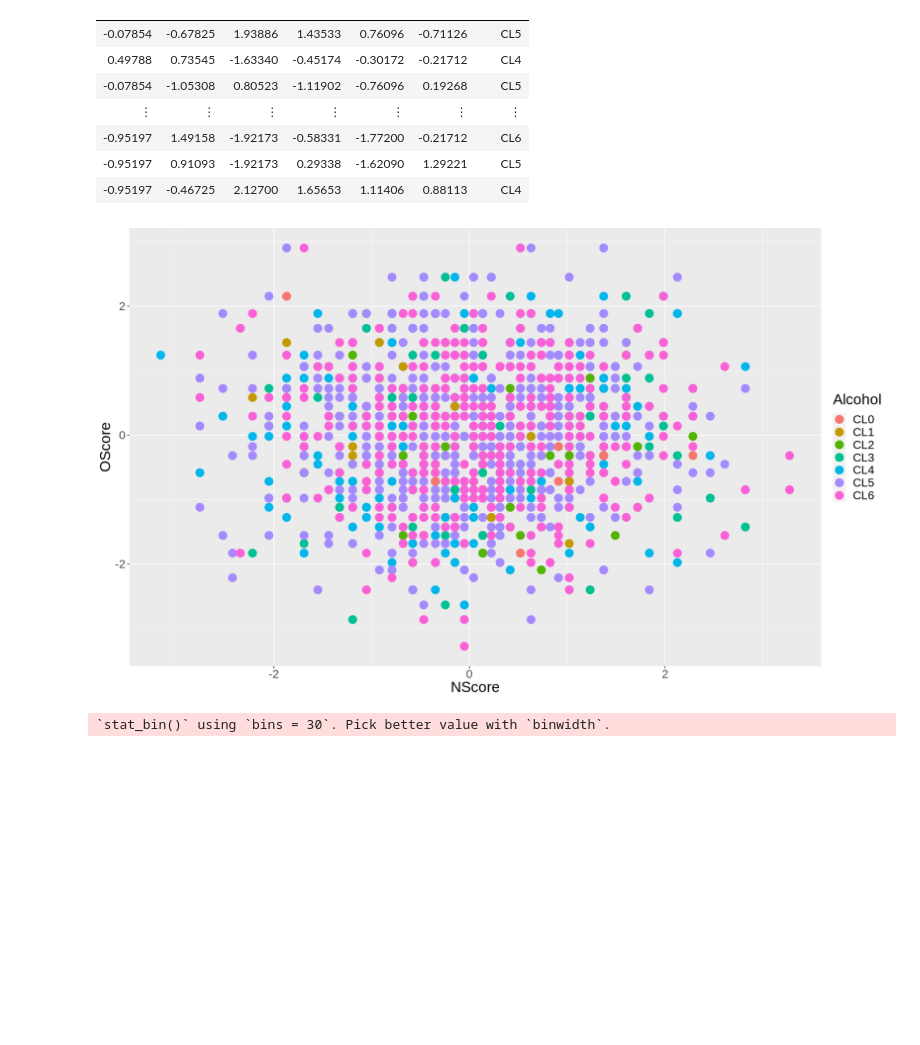
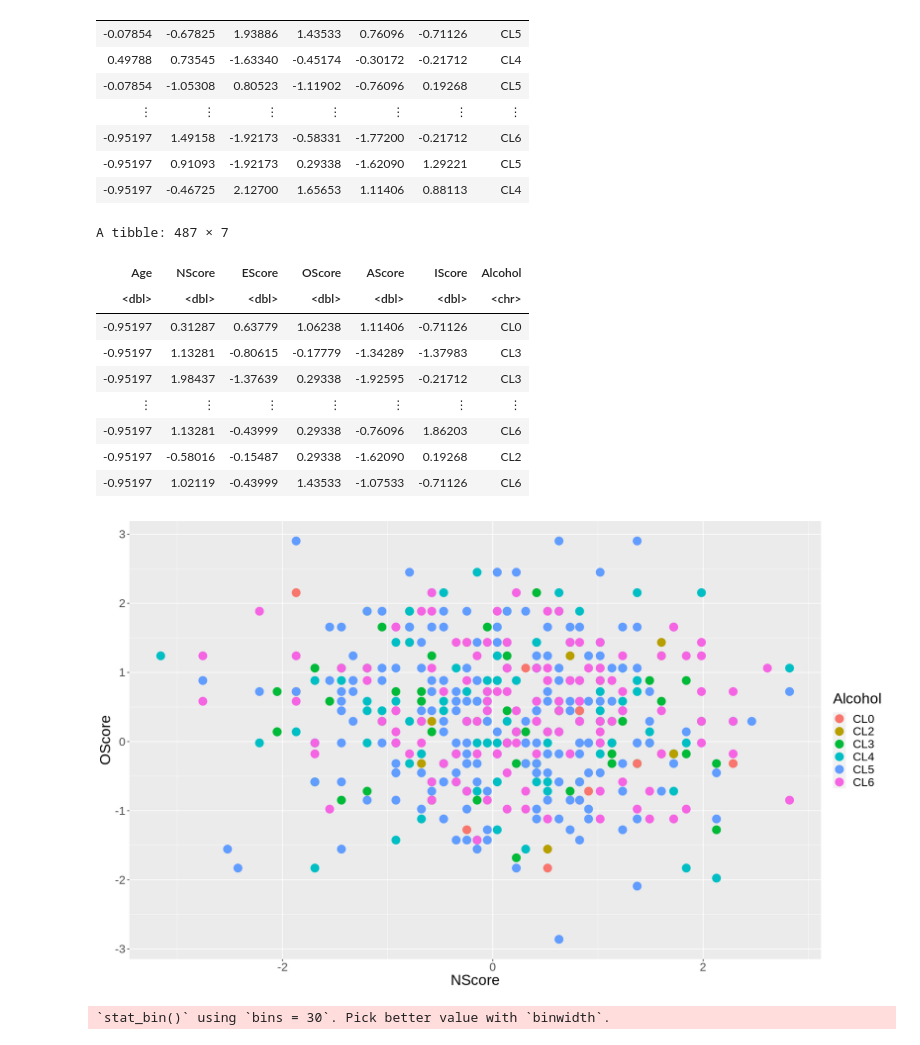
Before and after one commit to hyt152004/Alcohol-Consumption-Data-Analysis, a Jupyter notebook: group_project_proposal.ipynb, the cells around one changed output. Drawn from its saved outputs; the diff is of its cells as text; code cells hidden in the pictures; blank space fills up the shorter version.

```diff
--- a/group_project_proposal.ipynb
+++ b/group_project_proposal.ipynb
@@ -114,12 +114,25 @@ A tibble: 472 × 7
 # %%
 options(repr.plot.width = 15, repr.plot.height = 9)
 
-alcohol_plot <- ggplot(alcohol_train, aes(x = NScore, y = OScore, colour = Alcohol)) +
+alcohol_data_filtered <- filter(alcohol_train, Age == -0.95197)
+alcohol_data_filtered
+
+alcohol_plot <- ggplot(alcohol_data_filtered, aes(x = NScore, y = OScore, colour = Alcohol)) +
                 geom_point(size = 5) +
                 theme(text = element_text(size = 20))
 alcohol_plot
 # %% [output]
+A tibble: 487 × 7
+| Age | NScore | EScore | OScore | AScore | IScore | Alcohol |
+| <dbl> | <dbl> | <dbl> | <dbl> | <dbl> | <dbl> | <chr> |
+| -0.95197 | 0.31287 | 0.63779 | 1.06238 | 1.11406 | -0.71126 | CL0 |
+| -0.95197 | 1.13281 | -0.80615 | -0.17779 | -1.34289 | -1.37983 | CL3 |
+| -0.95197 | 1.98437 | -1.37639 | 0.29338 | -1.92595 | -0.21712 | CL3 |
+| ⋮ | ⋮ | ⋮ | ⋮ | ⋮ | ⋮ | ⋮ |
+| -0.95197 | 1.13281 | -0.43999 | 0.29338 | -0.76096 | 1.86203 | CL6 |
+| -0.95197 | -0.58016 | -0.15487 | 0.29338 | -1.62090 | 0.19268 | CL2 |
+| -0.95197 | 1.02119 | -0.43999 | 1.43533 | -1.07533 | -0.71126 | CL6 |
-[figure, old version]
+[figure, new version]
 # %%
 options(repr.plot.width = 12, repr.plot.height = 20)
 alcohol_plot_nscore <- ggplot(alcohol_train, aes(x = NScore, fill = as_factor(Alcohol))) +
```
Also changed, not shown: parts of 3 cells of this notebook.
